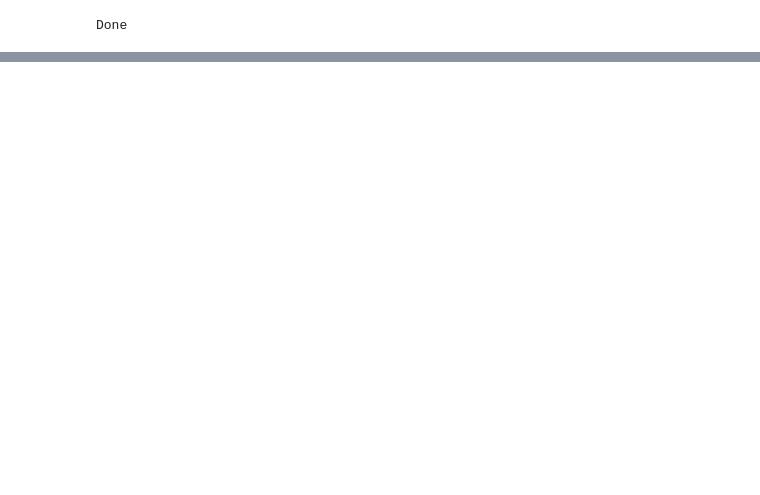
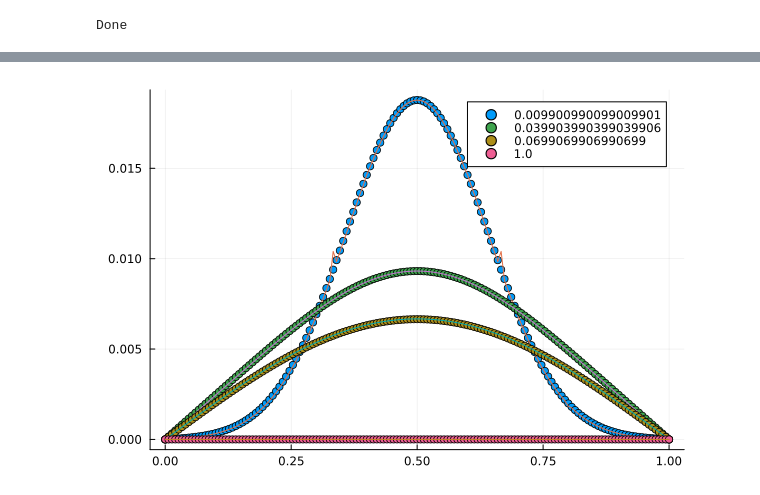
Before and after one commit to emilssp/Computational_Physics_v24, a Jupyter notebook: Diffusion_Waves_Shock/main.ipynb, the cells around one changed output, grey strips where cells are left out. Saved outputs shown, nothing was run; the diff lists cells and outputs as text; code cells hidden in the pictures; blank space fills up the shorter version.

```diff
--- a/Diffusion_Waves_Shock/main.ipynb
+++ b/Diffusion_Waves_Shock/main.ipynb
@@ -182,0 +152,4 @@ plot!(x, u_an_reflecting[round(Int, 1/dt), :], label = "",color = "black")
+# %%
+plot_array(u_res_absorbing, u_an_absorbing, [0.01,0.04,0.07],x )
+# %% [output]
+[figure, added]
```
Also changed, not shown: parts of 10 cells of this notebook.
